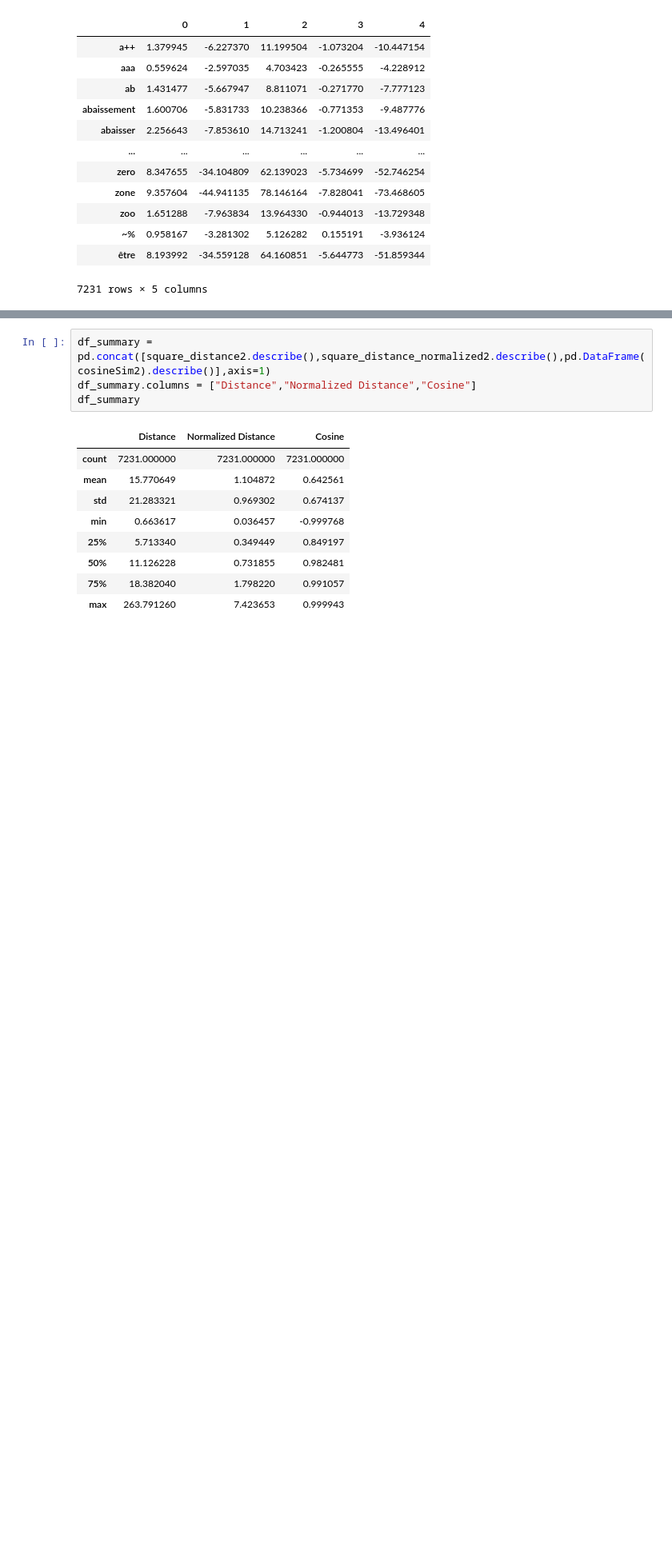
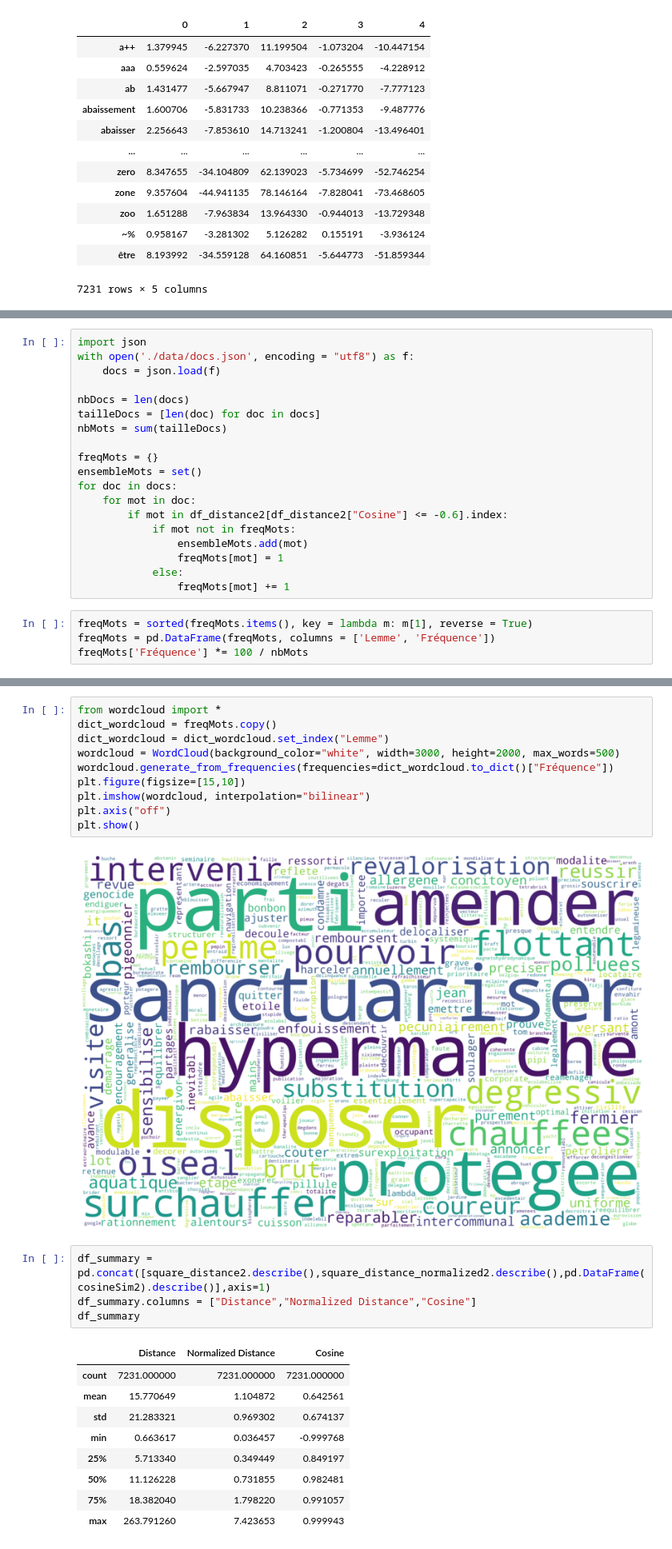
Before and after one commit to dmkant/projet-statistique-2022, a Jupyter notebook: word_embedding/comparison_best_model.ipynb, the cells around one changed output, grey strips where cells are left out. Shown at 80% size. Cells and saved outputs as stored; diff of their text form; blank space fills up the shorter version.

```diff
--- a/word_embedding/comparison_best_model.ipynb
+++ b/word_embedding/comparison_best_model.ipynb
@@ -148,0 +164,23 @@ plt.show()
+# %%
+import json
+with open('./data/docs.json', encoding = "utf8") as f:
+    docs = json.load(f)
+
+nbDocs = len(docs)
+tailleDocs = [len(doc) for doc in docs]
+nbMots = sum(tailleDocs)
+
+freqMots = {}
+ensembleMots = set()
+for doc in docs:
+    for mot in doc:
+        if mot in df_distance2[df_distance2["Cosine"] <= -0.6].index:
+            if mot not in freqMots:
+                ensembleMots.add(mot)
+                freqMots[mot] = 1
+            else:
+                freqMots[mot] += 1
+# %%
+freqMots = sorted(freqMots.items(), key = lambda m: m[1], reverse = True)
+freqMots = pd.DataFrame(freqMots, columns = ['Lemme', 'Fréquence'])
+freqMots['Fréquence'] *= 100 / nbMots
@@ -149,3 +194,15 @@ plt.show()
+# %%
+from wordcloud import *
+dict_wordcloud = freqMots.copy()
+dict_wordcloud = dict_wordcloud.set_index("Lemme")
+wordcloud = WordCloud(background_color="white", width=3000, height=2000, max_words=500)
+wordcloud.generate_from_frequencies(frequencies=dict_wordcloud.to_dict()["Fréquence"])
+plt.figure(figsize=[15,10])
+plt.imshow(wordcloud, interpolation="bilinear")
+plt.axis("off")
+plt.show()
+# %% [output]
+[figure, added]
 # %%
 df_summary = pd.concat([square_distance2.describe(),square_distance_normalized2.describe(),pd.DataFrame(cosineSim2).describe()],axis=1)
 df_summary.columns = ["Distance","Normalized Distance","Cosine"]
```
Also changed, not shown: parts of 4 cells of this notebook.
